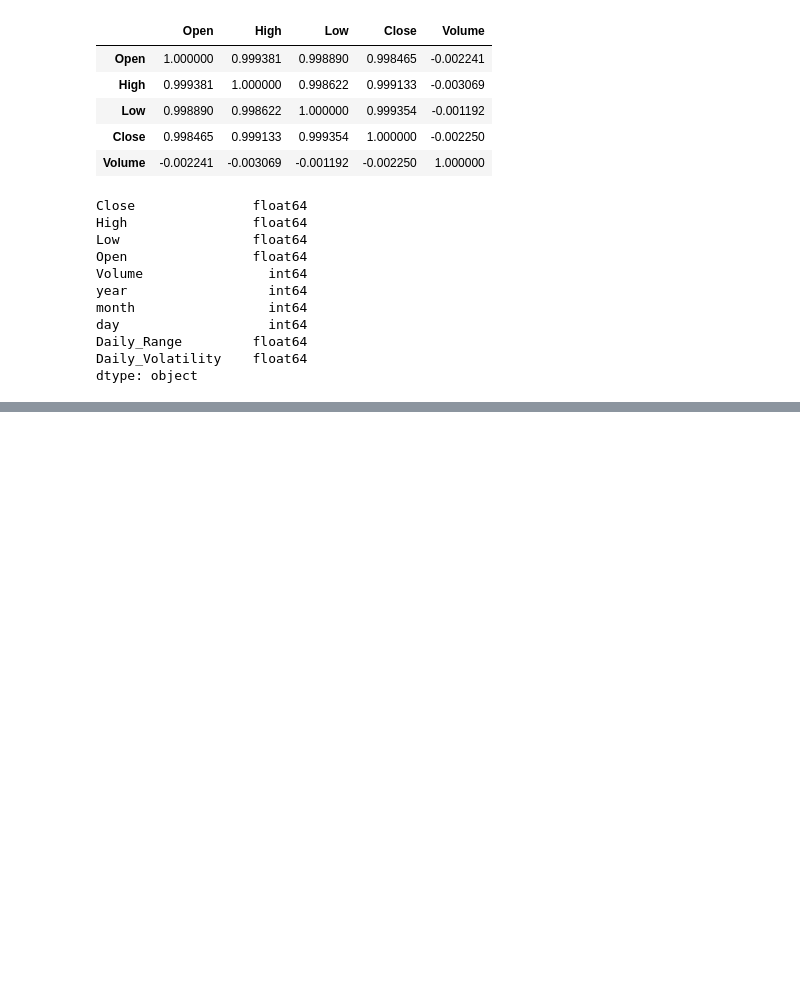
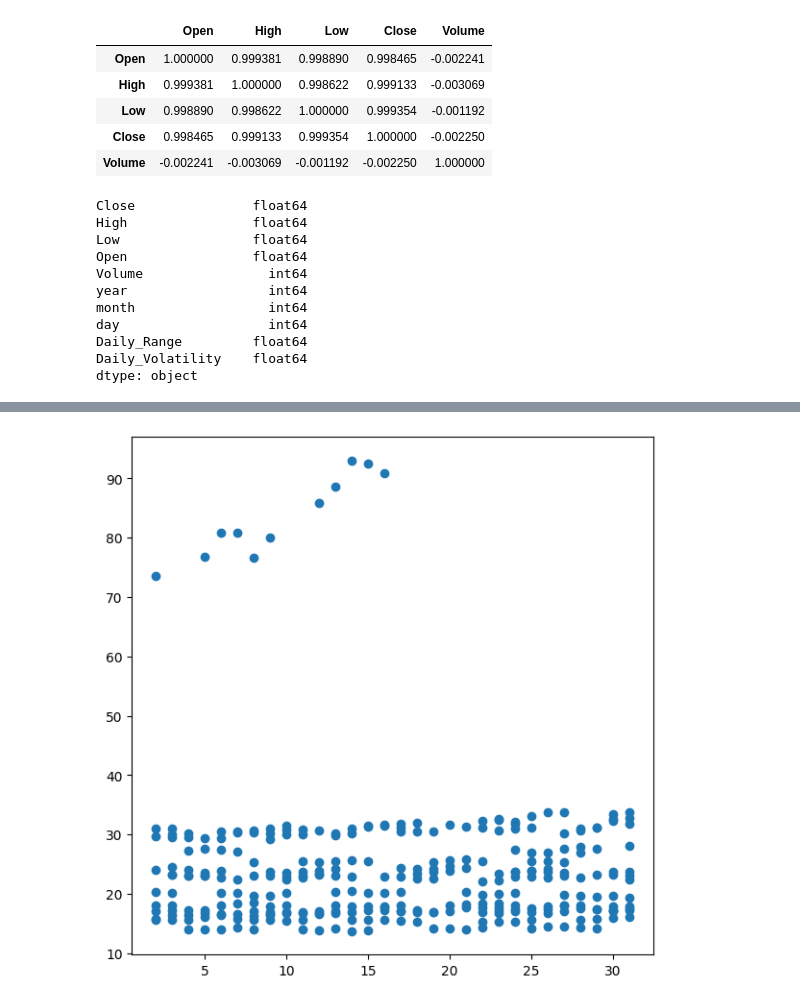
Before and after one commit to mayurimamdi/SilverRatePredAndEDA, a Jupyter notebook: notebook/EDA.ipynb, the cells around one changed output, grey strips where cells are left out. Cells and saved outputs as stored; diff of their text form; code cells hidden in the pictures; blank space fills up the shorter version.

```diff
--- a/notebook/EDA.ipynb
+++ b/notebook/EDA.ipynb
@@ -126,0 +157,7 @@ dtype: object
+# %%
+jan=df[df['month']==1]
+plt.figure(figsize=(7,7))
+plt.scatter(jan['day'], jan['High'])
+plt.show()
+# %% [output]
+[figure, added]
```
Also changed, not shown: parts of 3 cells of this notebook.
